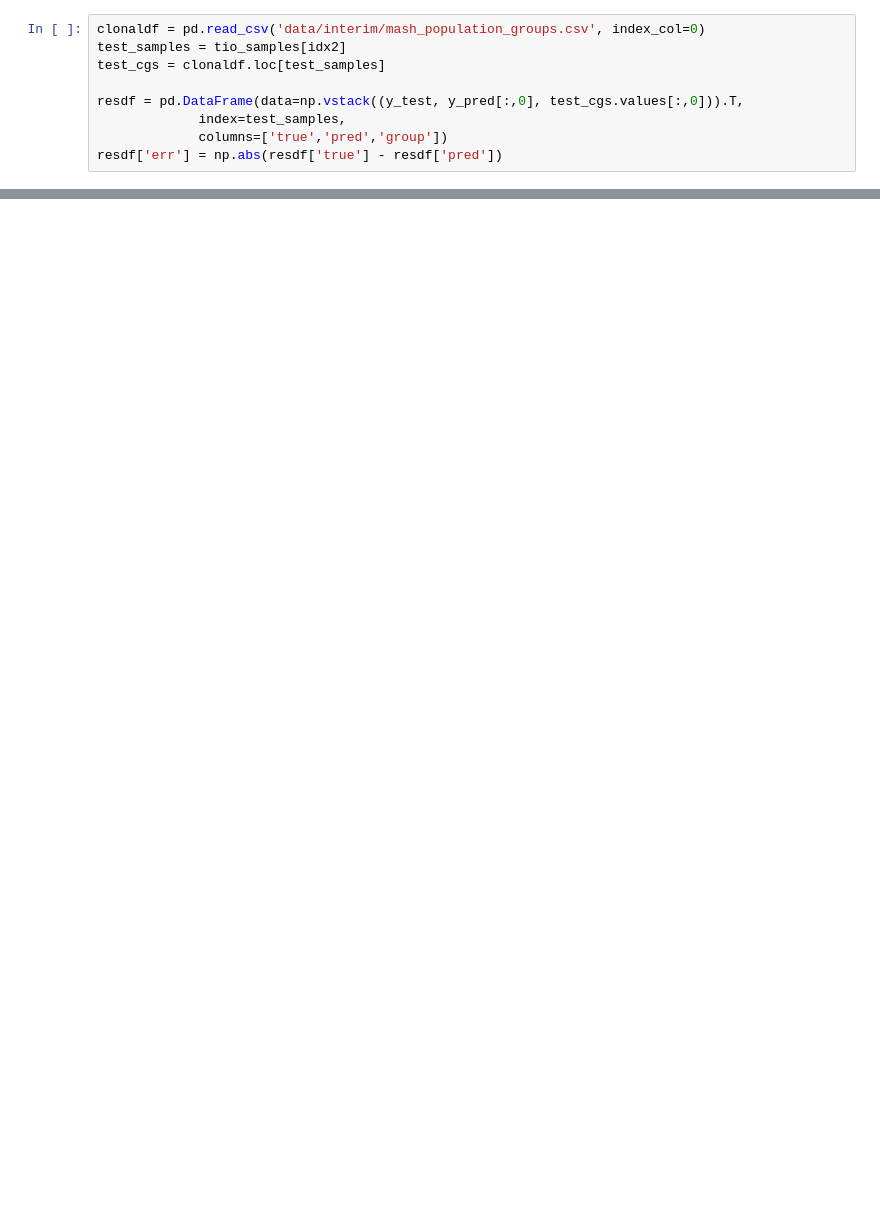
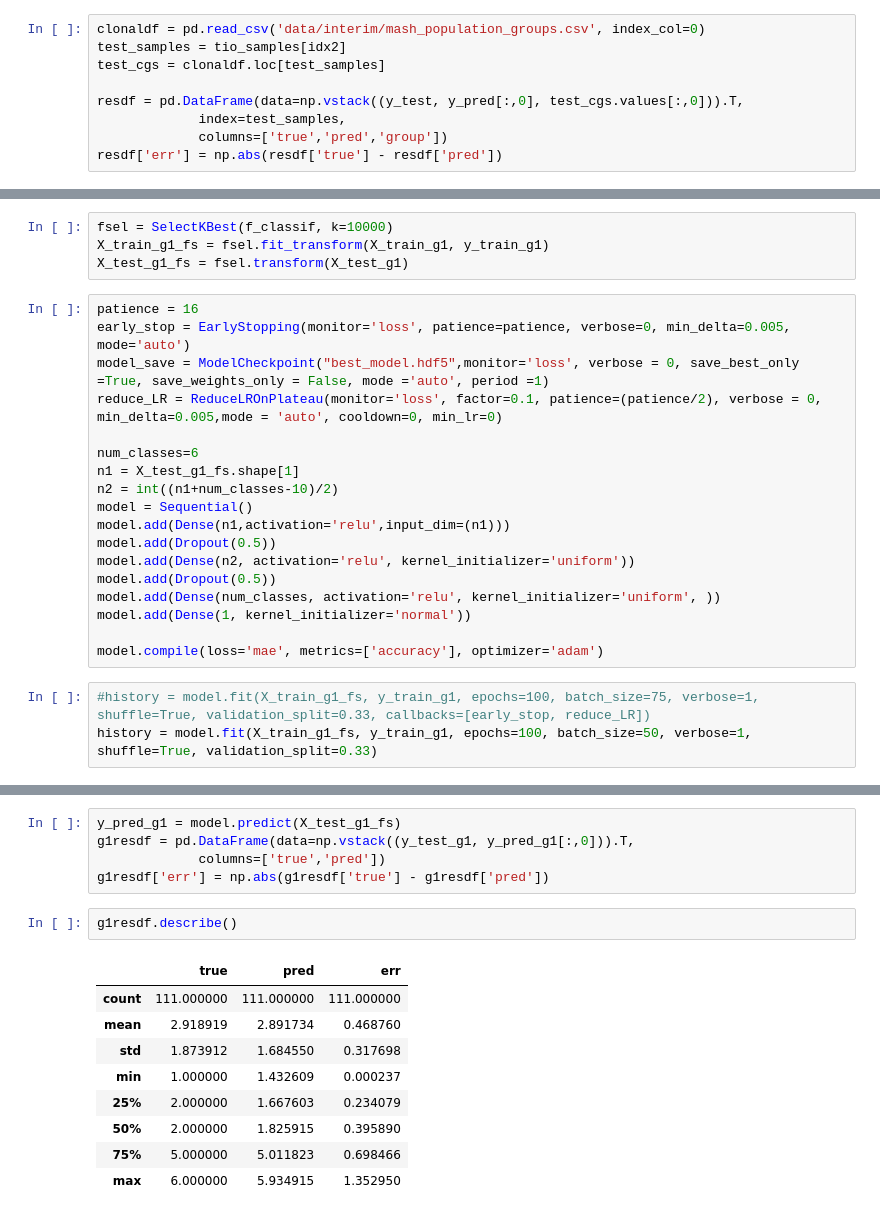
Before and after one commit to superphy/phenores, a Jupyter notebook: notebooks/7.5-mwhitesi-clonalgroup-averaging_ann.ipynb, the cells around one changed output, grey strips where cells are left out. Cells and saved outputs as stored; diff of their text form; blank space fills up the shorter version.

```diff
--- a/notebooks/7.5-mwhitesi-clonalgroup-averaging_ann.ipynb
+++ b/notebooks/7.5-mwhitesi-clonalgroup-averaging_ann.ipynb
@@ -147,0 +140,25 @@ y_test.shape
+# %%
+fsel = SelectKBest(f_classif, k=10000)
+X_train_g1_fs = fsel.fit_transform(X_train_g1, y_train_g1)
+X_test_g1_fs = fsel.transform(X_test_g1)
+# %%
+patience = 16
+early_stop = EarlyStopping(monitor='loss', patience=patience, verbose=0, min_delta=0.005, mode='auto')
+model_save = ModelCheckpoint("best_model.hdf5",monitor='loss', verbose = 0, save_best_only =True, save_weights_only = False, mode ='auto', period =1)
+reduce_LR = ReduceLROnPlateau(monitor='loss', factor=0.1, patience=(patience/2), verbose = 0, min_delta=0.005,mode = 'auto', cooldown=0, min_lr=0)
+
+num_classes=6
+n1 = X_test_g1_fs.shape[1]
+n2 = int((n1+num_classes-10)/2)
+model = Sequential()
+model.add(Dense(n1,activation='relu',input_dim=(n1)))
+model.add(Dropout(0.5))
+model.add(Dense(n2, activation='relu', kernel_initializer='uniform'))
+model.add(Dropout(0.5))
+model.add(Dense(num_classes, activation='relu', kernel_initializer='uniform', ))
+model.add(Dense(1, kernel_initializer='normal'))
+
+model.compile(loss='mae', metrics=['accuracy'], optimizer='adam')
+# %%
+#history = model.fit(X_train_g1_fs, y_train_g1, epochs=100, batch_size=75, verbose=1, shuffle=True, validation_split=0.33, callbacks=[early_stop, reduce_LR])
+history = model.fit(X_train_g1_fs, y_train_g1, epochs=100, batch_size=50, verbose=1, shuffle=True, validation_split=0.33)
@@ -147,0 +183,17 @@ y_test.shape
+# %%
+y_pred_g1 = model.predict(X_test_g1_fs)
+g1resdf = pd.DataFrame(data=np.vstack((y_test_g1, y_pred_g1[:,0])).T,
+             columns=['true','pred'])
+g1resdf['err'] = np.abs(g1resdf['true'] - g1resdf['pred'])
+# %%
+g1resdf.describe()
+# %% [output]
+|  | true | pred | err |
+| count | 111.000000 | 111.000000 | 111.000000 |
+| mean | 2.918919 | 2.891734 | 0.468760 |
+| std | 1.873912 | 1.684550 | 0.317698 |
+| min | 1.000000 | 1.432609 | 0.000237 |
+| 25% | 2.000000 | 1.667603 | 0.234079 |
+| 50% | 2.000000 | 1.825915 | 0.395890 |
+| 75% | 5.000000 | 5.011823 | 0.698466 |
+| max | 6.000000 | 5.934915 | 1.352950 |
```
Also changed, not shown: parts of 18 cells of this notebook, 3 other files.
